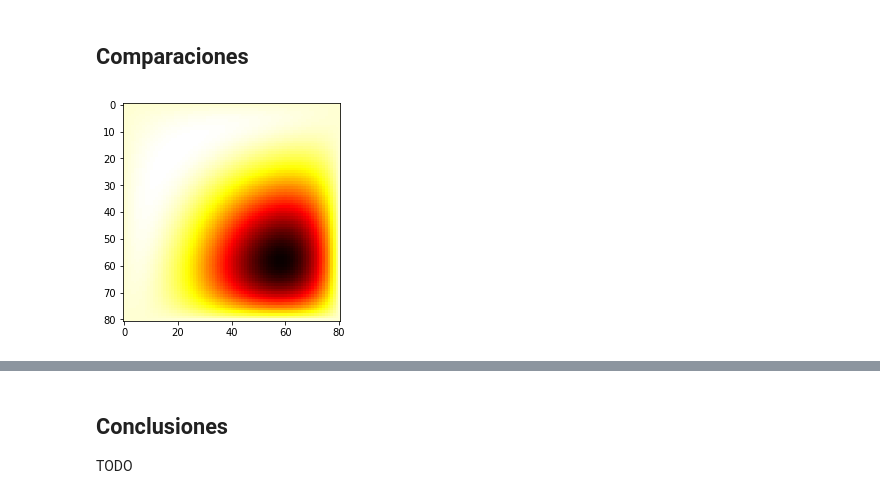
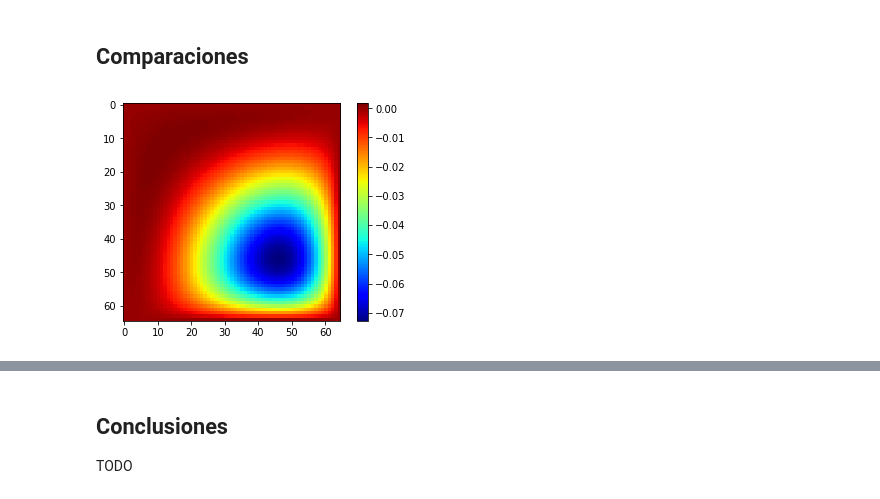
Before and after one commit to hvarg/IPM407, a Jupyter notebook: Proyecto 01.ipynb, the cells around one changed output, grey strips where cells are left out. Drawn from its saved outputs; the diff is of its cells as text; code cells hidden in the pictures.

```diff
--- a/Proyecto 01.ipynb
+++ b/Proyecto 01.ipynb
@@ -223,6 +223,6 @@ Con esto podemos comenzar a probar el método. Se trabajará con una malla de 65
 primero observemos como se ve la solución analítica:
 # %%
-n = 65;
+n = 33;
 A, b = get_A(n), get_b(n);
 # %%
 plt.imshow(mk_sol(n), cmap='hot'); plt.show();
@@ -266,7 +266,7 @@ def gs2(A, b, x = None, maxit = MAXIT, info = {}):
         info   -- (Opcional) Diccionario donde se guardará información de la ejecución.
     Retorna: Vector con las soluciones sistema.
     """
-    if x == None:
+    if not isinstance(x, np.ndarray):
         x  = np.zeros_like(b);
     x2  = np.zeros_like(x);
     res = 1.0;
@@ -447,26 +490,27 @@ def restrict_hw(a):
 # %%
-def prolong_lin(a):
-    m, n = a.shape
-    #pshape=(2*np.shape(a)[0]-1, 2*np.shape(a)[1]-1)
-    p = np.empty((2*m-1, 2*n-1), float)
-    p[0: :2,0: :2]=a[0: ,0: ]
-    p[1:-1:2,0: :2]=0.5*(a[0:-1,0: ]+a[1: ,0: ])
-    p[0: :2,1:-1:2]=0.5*(a[0: ,0:-1]+a[0: ,1: ])
-    p[1:-1:2,1:-1:2]=0.25*(a[0:-1,0:-1]+a[1: ,0:-1]+a[0:-1,1: ]+a[1: ,1: ])
-    return p
+def linear_interpolation(A):
+    m, n = A.shape
+    R = np.empty((2*m-1, 2*n-1), float)
+    R[0:  :2, 0:  :2] = A[0: ,0: ];
+    R[1:-1:2, 0:  :2] = 0.5 * (A[0:-1,0:  ] + A[1: ,0: ]);
+    R[0:  :2, 1:-1:2] = 0.5 * (A[0:  ,0:-1] + A[0: ,1: ]);
+    R[1:-1:2, 1:-1:2] = 0.25* (A[0:-1,0:-1] + A[1: ,0:-1] + A[0:-1,1: ] + A[1: ,1: ]);
+    return R
 # %%
-def vcycle(n, b = None, v1=2, v2=2):
-    if b == None:
-        b = get_b(n);
-    A = get_A(n, sparse=True);
+def vcycle(n, A = None, b = None, x = None, v1=2, v2=2, restrict=full_weighting):
+    dx = get_dx(n);
+    if not isinstance(A, np.ndarray): A = get_A(n, sparse=True);
+    if not isinstance(b, np.ndarray): b = get_b(n);
+    if not isinstance(x, np.ndarray): x = np.zeros(shape=(n,n));
+
     #primera relajación
-    x = my_gs(n, maxit=v1);
+    x = my_gs(n, x, maxit=v1);
     if n > 7:
-        r = A.dot(x[1:-1,1:-1].flatten()) - b;
+        r = b - A.dot(x[1:-1,1:-1].flatten());
         r = mk_appr(r);
-        r2 = restrict_hw(r) #TODO
-        x2 = vcycle(r2.shape[0], r2[1:-1,1:-1].flatten(), v1, v2);
-        I = prolong_lin(x2); #TODO
-        x = x + I;
+        r2 = restrict(r)
+        e2 = vcycle(r2.shape[0], b=r2[1:-1,1:-1].flatten(), v1=v1, v2=v2); #why not use r2 as x0?
+        e = linear_interpolation(e2);
+        x = x + e;
     #segunda relajación
     return my_gs(n, x=x, maxit=v2);
@@ -501,6 +622,6 @@ def mgn_info(n, v1=2, v2=2, v0=1, info={}):
     info["time"]   = (time.time() - info["time"])*1000.0;
     return info["result"];
 # %%
-plt.imshow(vcycle(81), cmap='hot'); plt.show();
+plt.imshow(vcycle(65), cmap='jet'); plt.colorbar(); plt.show();
 # %% [output]
-[figure, old version]
+[figure, new version]
```
Also changed, not shown: parts of 41 cells of this notebook.
